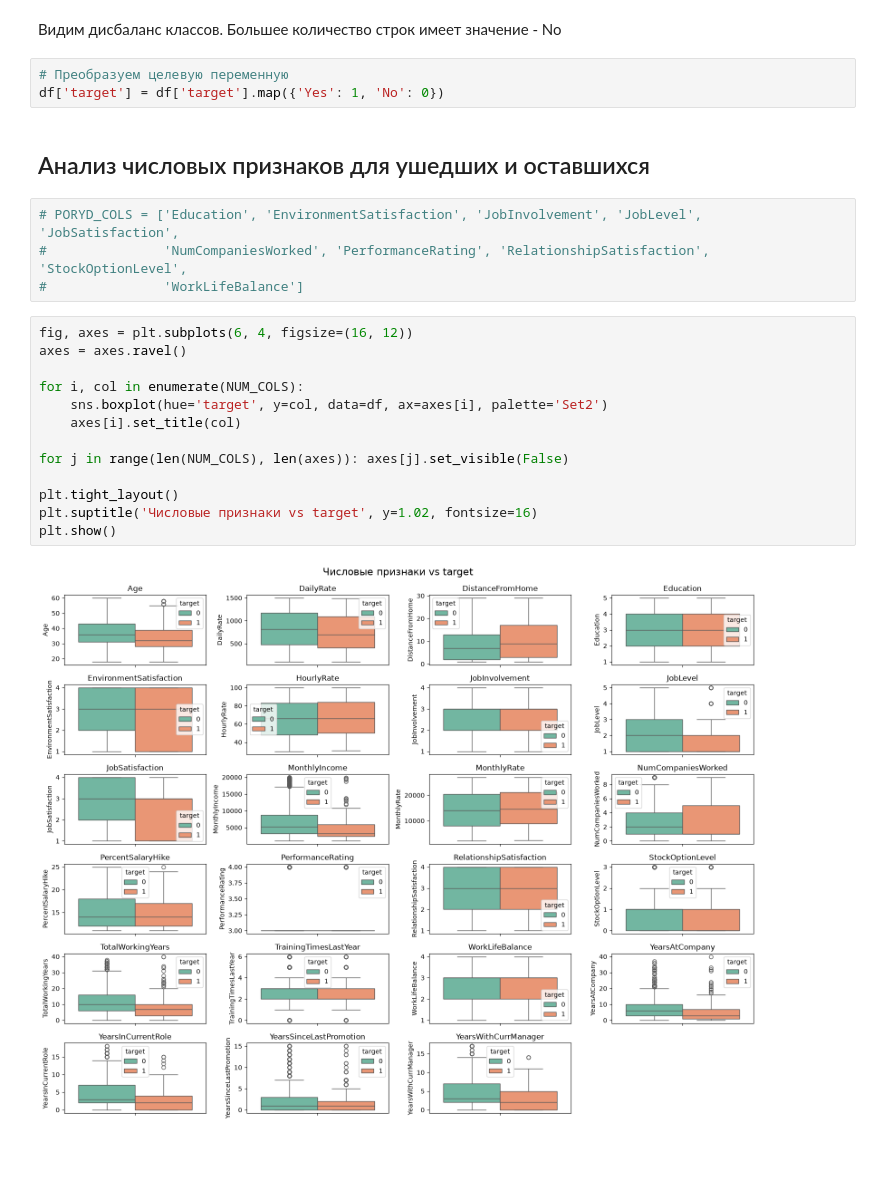
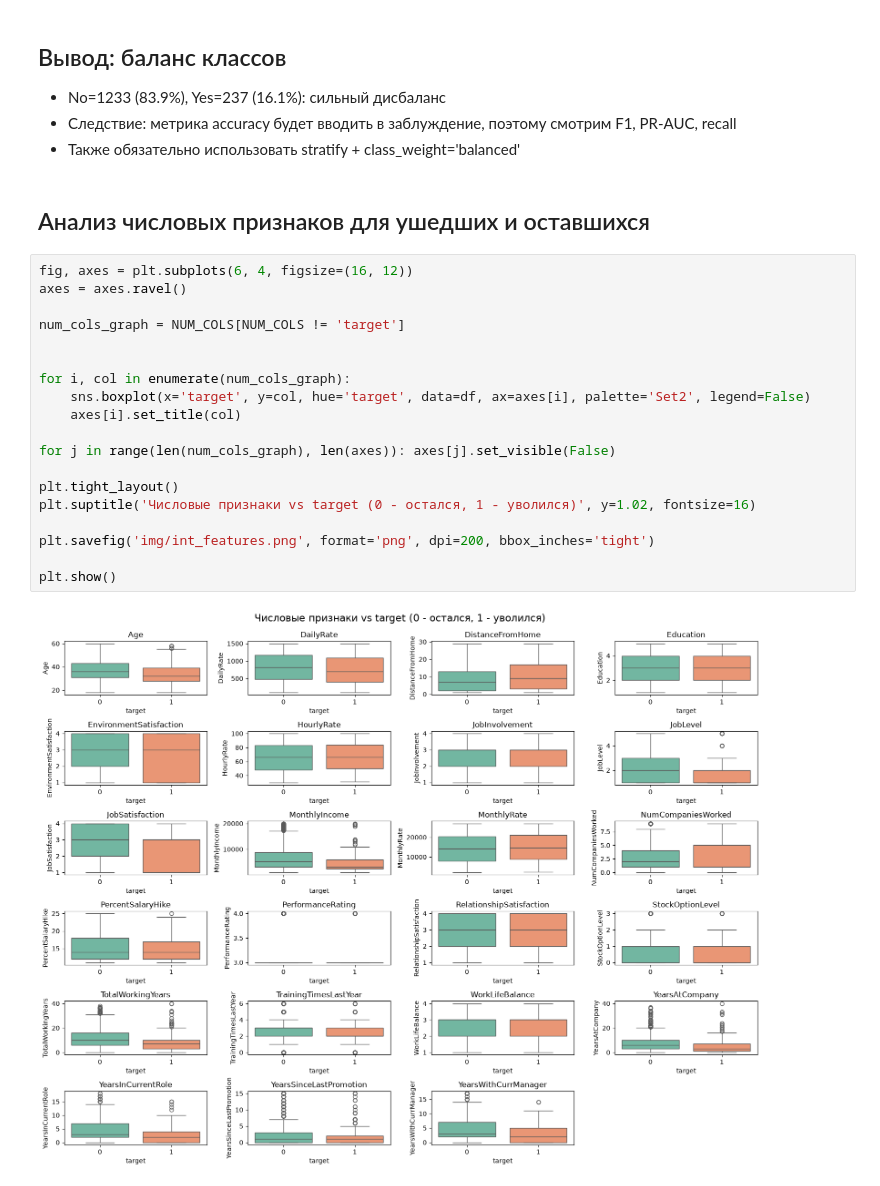
Before and after one commit to yulia-saharova/IBM_HR_Analytics, a Jupyter notebook: 02_visualization_and_analysis.ipynb, the cells around one changed output. Drawn from its saved outputs; the diff is of its cells as text; blank space fills up the shorter version.

```diff
--- a/02_visualization_and_analysis.ipynb
+++ b/02_visualization_and_analysis.ipynb
@@ -78,29 +78,31 @@ Name: proportion, dtype: float64
 # %% [markdown]
-Видим дисбаланс классов. Большее количество строк имеет значение - No
+## Вывод: баланс классов
+- No=1233 (83.9%), Yes=237 (16.1%): сильный дисбаланс
+- Следствие: метрика accuracy будет вводить в заблуждение, поэтому смотрим F1, PR-AUC, recall
+- Также обязательно использовать stratify + class_weight='balanced'
-# %%
-# Преобразуем целевую переменную
-df['target'] = df['target'].map({'Yes': 1, 'No': 0})
 # %% [markdown]
 ## Анализ числовых признаков для ушедших и оставшихся
-# %%
-# PORYD_COLS = ['Education', 'EnvironmentSatisfaction', 'JobInvolvement', 'JobLevel', 'JobSatisfaction',
-#               'NumCompaniesWorked', 'PerformanceRating', 'RelationshipSatisfaction', 'StockOptionLevel',
-#               'WorkLifeBalance']
 # %%
 fig, axes = plt.subplots(6, 4, figsize=(16, 12))
 axes = axes.ravel()
 
-for i, col in enumerate(NUM_COLS):
-    sns.boxplot(hue='target', y=col, data=df, ax=axes[i], palette='Set2')
+num_cols_graph = NUM_COLS[NUM_COLS != 'target']
+
+
+for i, col in enumerate(num_cols_graph):
+    sns.boxplot(x='target', y=col, hue='target', data=df, ax=axes[i], palette='Set2', legend=False)
     axes[i].set_title(col)
 
-for j in range(len(NUM_COLS), len(axes)): axes[j].set_visible(False)
+for j in range(len(num_cols_graph), len(axes)): axes[j].set_visible(False)
 
 plt.tight_layout()
-plt.suptitle('Числовые признаки vs target', y=1.02, fontsize=16)
+plt.suptitle('Числовые признаки vs target (0 - остался, 1 - уволился)', y=1.02, fontsize=16)
+
+plt.savefig('img/int_features.png', format='png', dpi=200, bbox_inches='tight')
+
 plt.show()
 # %% [output]
-[figure, old version]
+[figure, new version]
 # %%
 # Распределение числовых признаков
 
```
Also changed, not shown: parts of 11 cells of this notebook, 9 other files.
